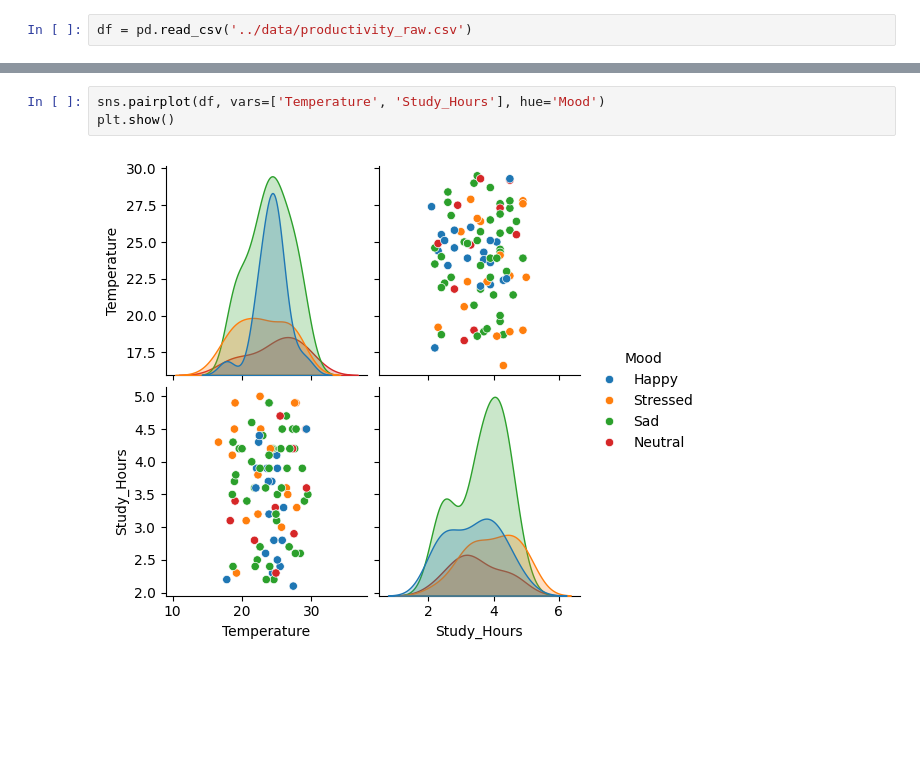
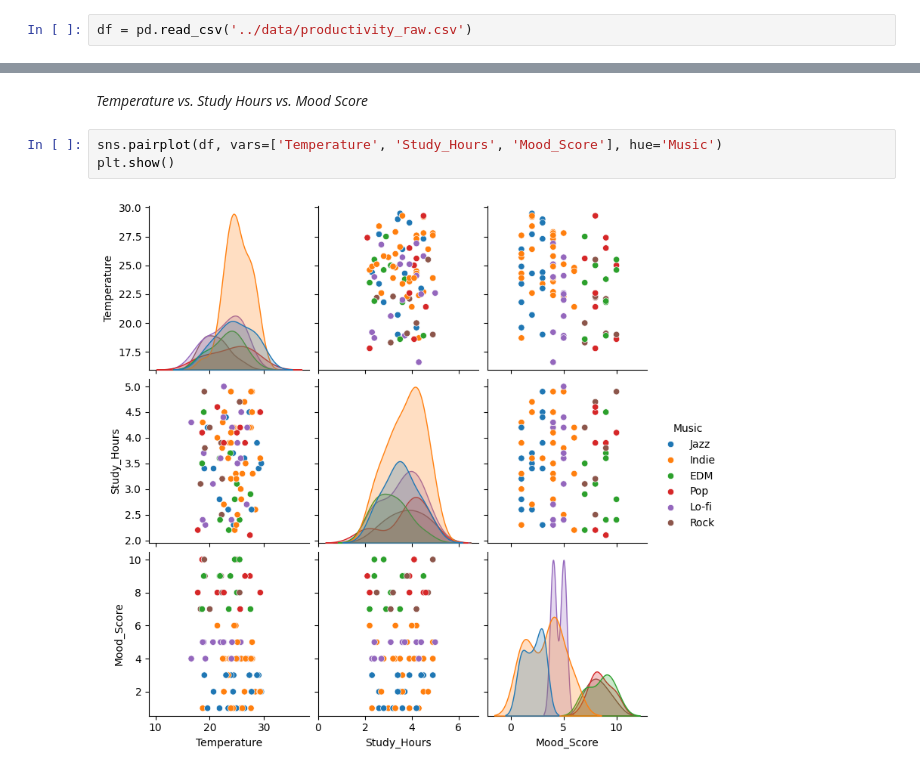
Before and after one commit to devin-ph/productivity-ananlysis-eda, a Jupyter notebook: notebooks/3.bivariate_analysis.ipynb, the cells around one changed output, grey strips where cells are left out. Cells and saved outputs as stored; diff of their text form; blank space fills up the shorter version.

```diff
--- a/notebooks/3.bivariate_analysis.ipynb
+++ b/notebooks/3.bivariate_analysis.ipynb
@@ -25,5 +49,7 @@ plt.show()
+# %% [markdown]
+*Temperature vs. Study Hours vs. Mood Score*
 # %%
-sns.pairplot(df, vars=['Temperature', 'Study_Hours'], hue='Mood')
+sns.pairplot(df, vars=['Temperature', 'Study_Hours', 'Mood_Score'], hue='Music')
 plt.show()
 # %% [output]
-[figure, old version]
+[figure, new version]
```
Also changed, not shown: parts of 12 cells of this notebook.
